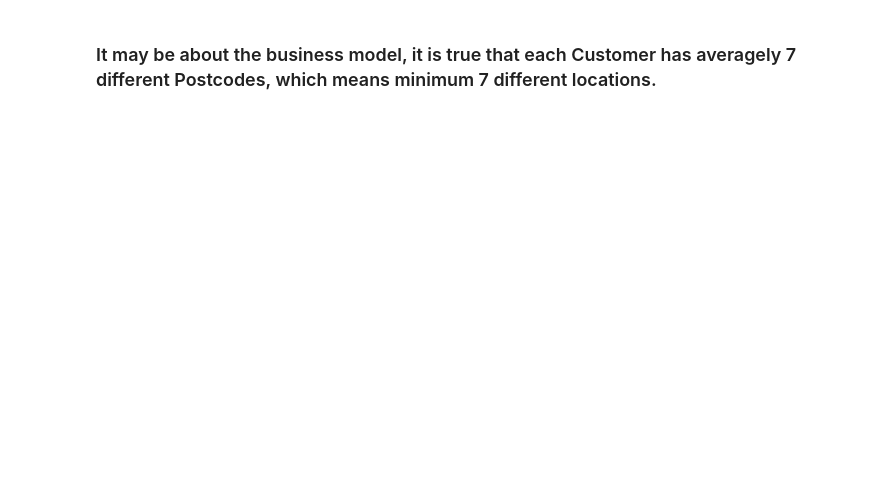
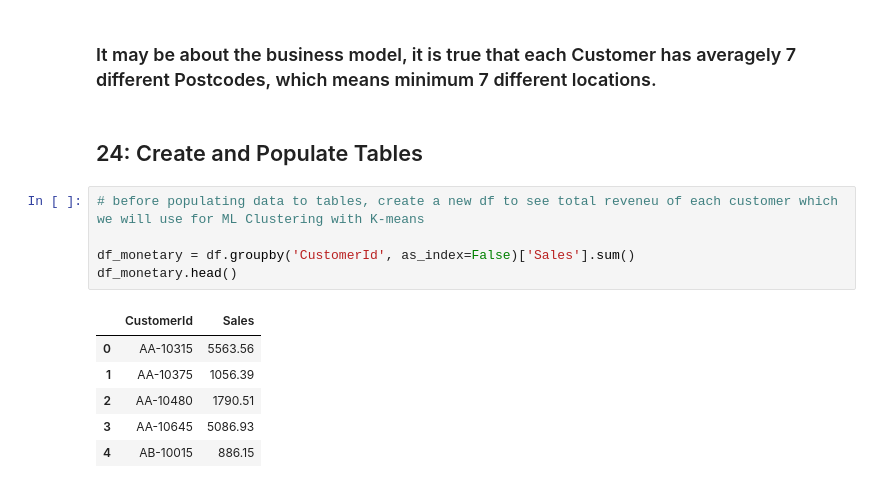
Before and after one commit to airsahin/BI-Analysis-ECommerce, a Jupyter notebook: EComProject.ipynb, the cells around one changed output. Drawn from its saved outputs; the diff is of its cells as text; blank space fills up the shorter version.

```diff
--- a/EComProject.ipynb
+++ b/EComProject.ipynb
@@ -2349,2 +2355,16 @@ Length: 793, dtype: int64
 # %% [markdown]
 ### It may be about the business model, it is true that each Customer has averagely 7 different Postcodes, which means minimum 7 different locations.
+# %% [markdown]
+## 24: Create and Populate Tables <a id="24"></a>
+# %%
+# before populating data to tables, create a new df to see total reveneu of each customer which we will use for ML Clustering with K-means
+
+df_monetary = df.groupby('CustomerId', as_index=False)['Sales'].sum()
+df_monetary.head()
+# %% [output]
+|  | CustomerId | Sales |
+| 0 | AA-10315 | 5563.56 |
+| 1 | AA-10375 | 1056.39 |
+| 2 | AA-10480 | 1790.51 |
+| 3 | AA-10645 | 5086.93 |
+| 4 | AB-10015 | 886.15 |
```
Also changed, not shown: parts of 43 cells of this notebook, 1 other file.
